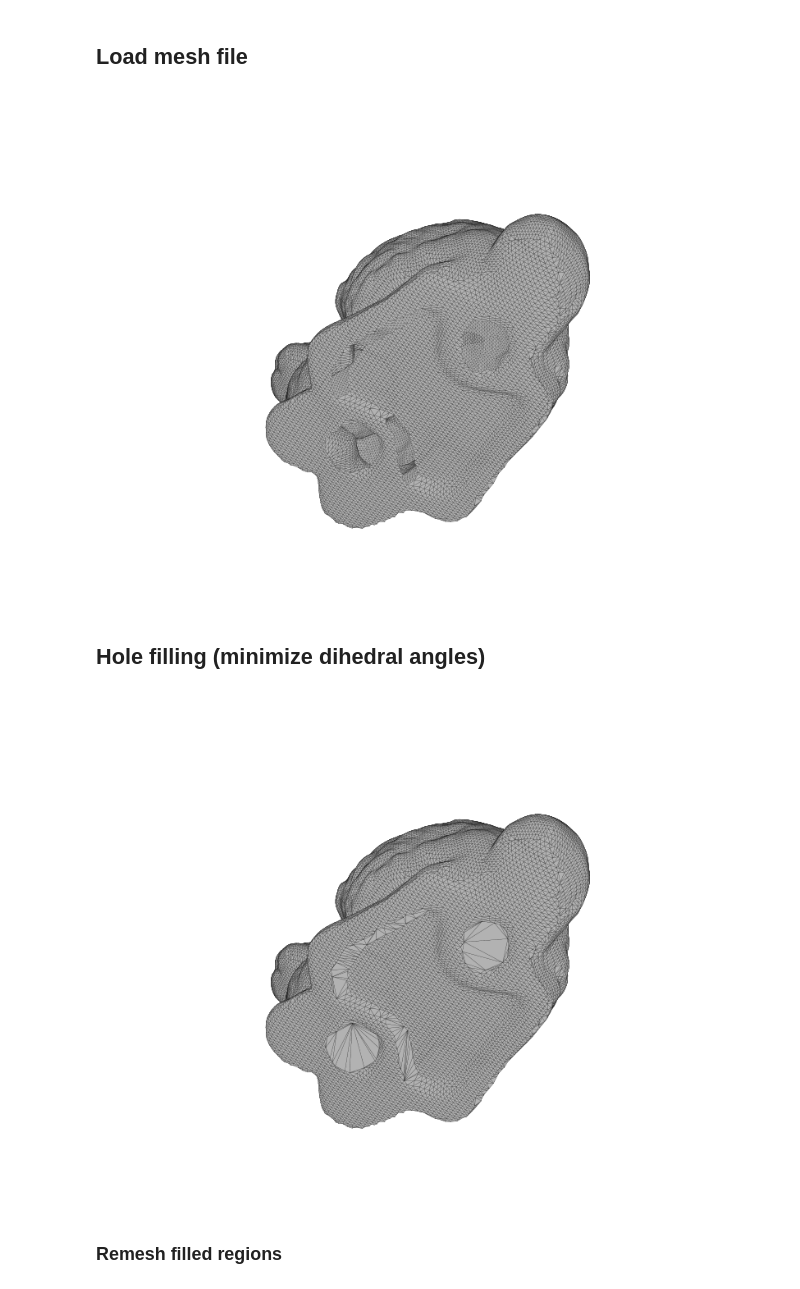
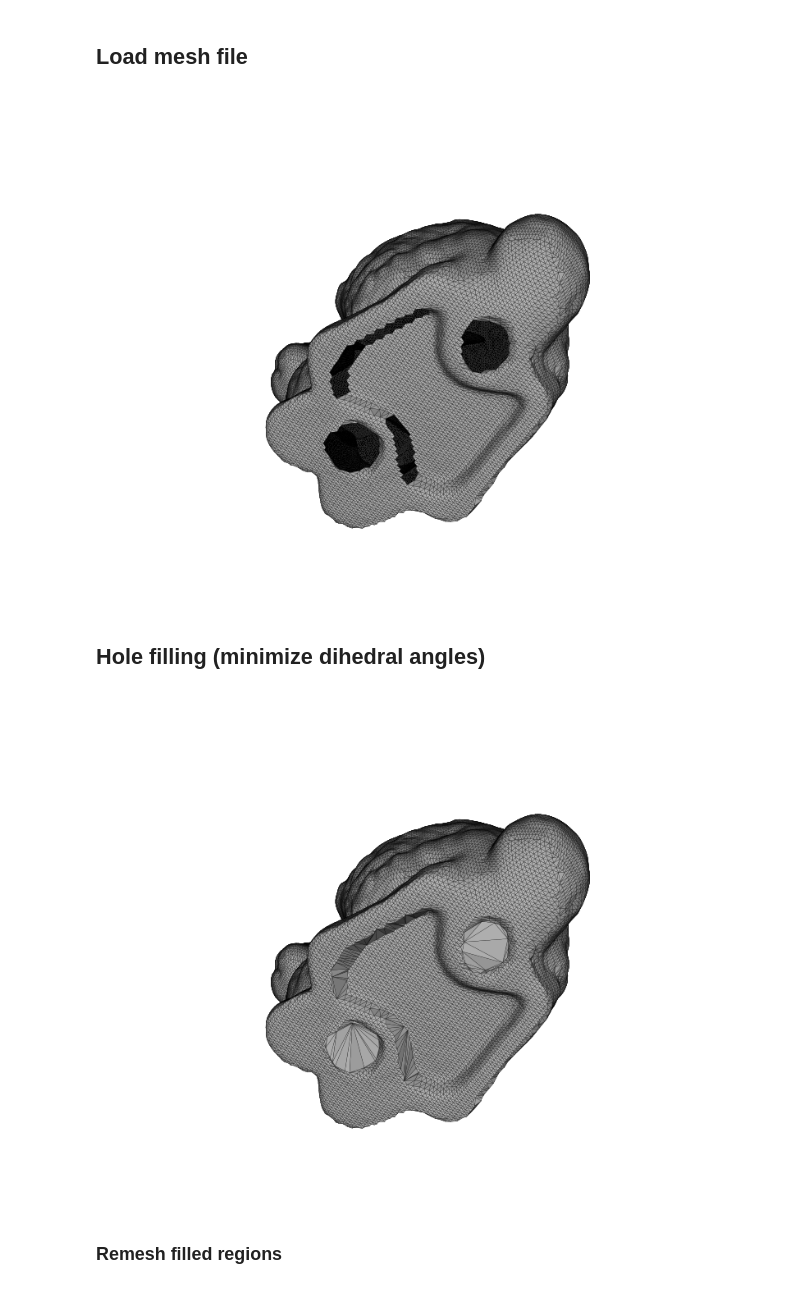
Before and after one commit to tatsy/tinymesh, a Jupyter notebook: examples/python/hole_filling.ipynb, the cells around one changed output. Saved outputs shown, nothing was run; the diff lists cells and outputs as text; code cells hidden in the pictures.

```diff
--- a/examples/python/hole_filling.ipynb
+++ b/examples/python/hole_filling.ipynb
@@ -15,10 +15,10 @@ mesh = Mesh(filename)
 # %%
 viewer = Viewer(800, 600)
 viewer.lookat(1, -4, 1, 0, 0, 0, 0, 1, 0)
 viewer.perspective(45, viewer.aspect, 1, 100)
-viewer.mesh_visualization(mesh)
+viewer.mesh_visualization(mesh, wireframe=True)
 # %% [output]
-[figure, old version]
+[figure, new version]
 # %% [markdown]
 ## Hole filling (minimize dihedral angles)
 # %%
@@ -33,9 +33,9 @@ for i in range(mesh.num_faces()):
     f = mesh.face(i)
     if f.is_hole():
         hole_fill_min_dihedral(mesh, f)
-viewer.mesh_visualization(mesh)
+viewer.mesh_visualization(mesh, wireframe=True)
 # %% [output]
-[figure, old version]
+[figure, new version]
 # %% [markdown]
 ### Remesh filled regions
 # %%
```
Also changed, not shown: parts of 8 cells of this notebook, 13 other files.
